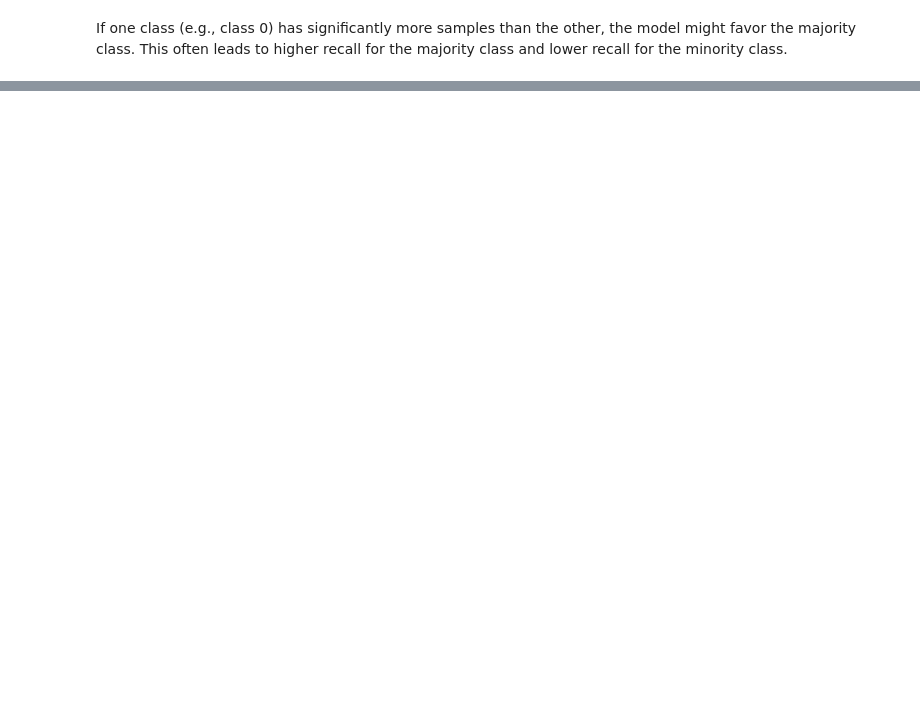
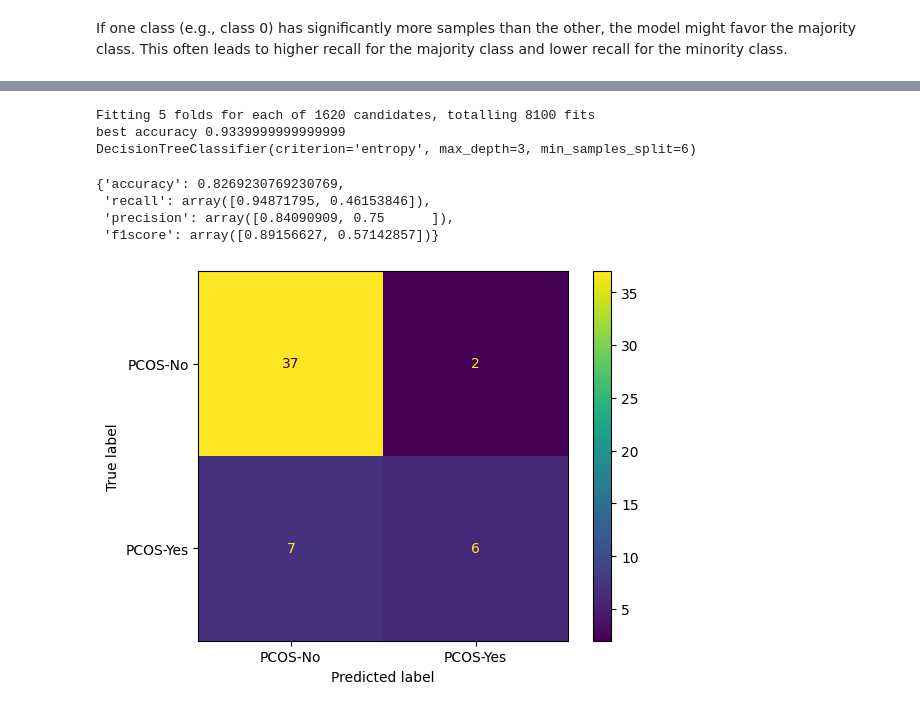
Before and after one commit to MassGH2023/Supervised-Machine-Learning-Classification, a Jupyter notebook: Diet_Health_Classification.ipynb, the cells around one changed output, grey strips where cells are left out. Drawn from its saved outputs; the diff is of its cells as text; code cells hidden in the pictures; blank space fills up the shorter version.

```diff
--- a/Diet_Health_Classification.ipynb
+++ b/Diet_Health_Classification.ipynb
@@ -388,0 +437,4 @@ ConfusionMatrixDisplay?
+# %%
+from sklearn.model_selection import GridSearchCV
+from sklearn.tree import DecisionTreeClassifier
+dtc = DecisionTreeClassifier()
@@ -388,0 +457,31 @@ ConfusionMatrixDisplay?
+# %%
+param_grid = {
+    'max_depth': range(1, 10, 1),
+    'min_samples_leaf': range(1, 20, 2),
+    'min_samples_split': range(2, 20, 2),
+    'criterion': ["entropy", "gini"]
+}
+
+grid_search = GridSearchCV(estimator=dtc, param_grid=param_grid,
+                           cv=5, verbose=True)
+grid_search.fit(X_train, y_train)
+
+print("best accuracy", grid_search.best_score_)
+print(grid_search.best_estimator_)
+# %% [output]
+Fitting 5 folds for each of 1620 candidates, totalling 8100 fits
+best accuracy 0.9339999999999999
+DecisionTreeClassifier(criterion='entropy', max_depth=3, min_samples_split=6)
+# %%
+y_preddt = grid_search.best_estimator_.predict(X_test)
+# %%
+evaluate_metrics(y_test, y_preddt)
+# %% [output]
+{'accuracy': 0.8269230769230769,
+ 'recall': array([0.94871795, 0.46153846]),
+ 'precision': array([0.84090909, 0.75      ]),
+ 'f1score': array([0.89156627, 0.57142857])}
+# %%
+ConfusionMatrixDisplay(confusion_matrix=confusion_matrix(y_test, y_preddt), display_labels=["PCOS-No", "PCOS-Yes"]).plot();
+# %% [output]
+[figure, added]
```
Also changed, not shown: parts of 26 cells of this notebook.
